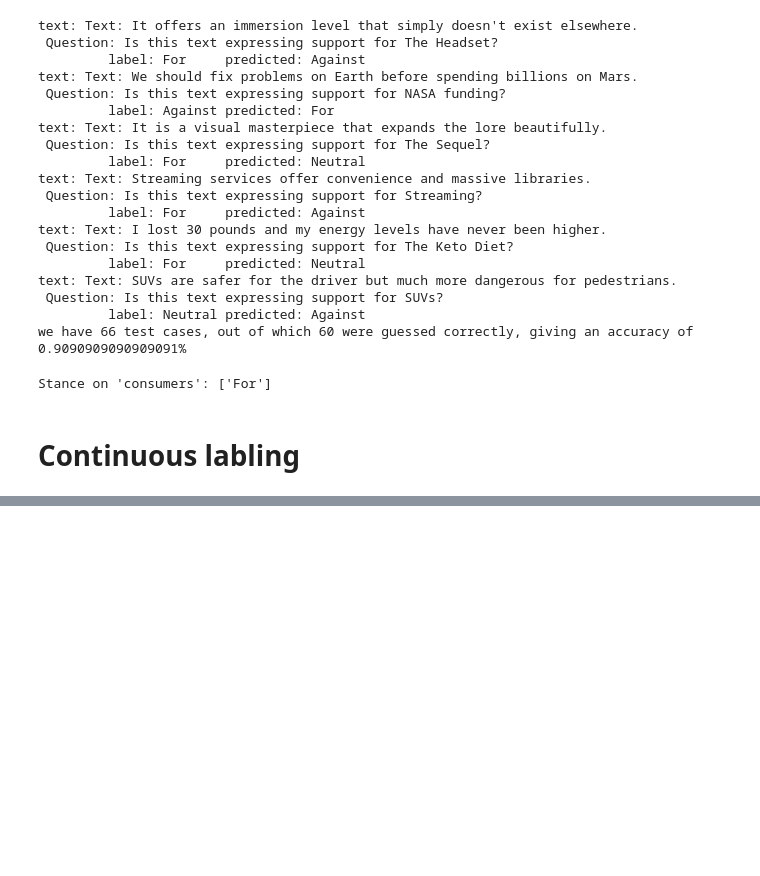
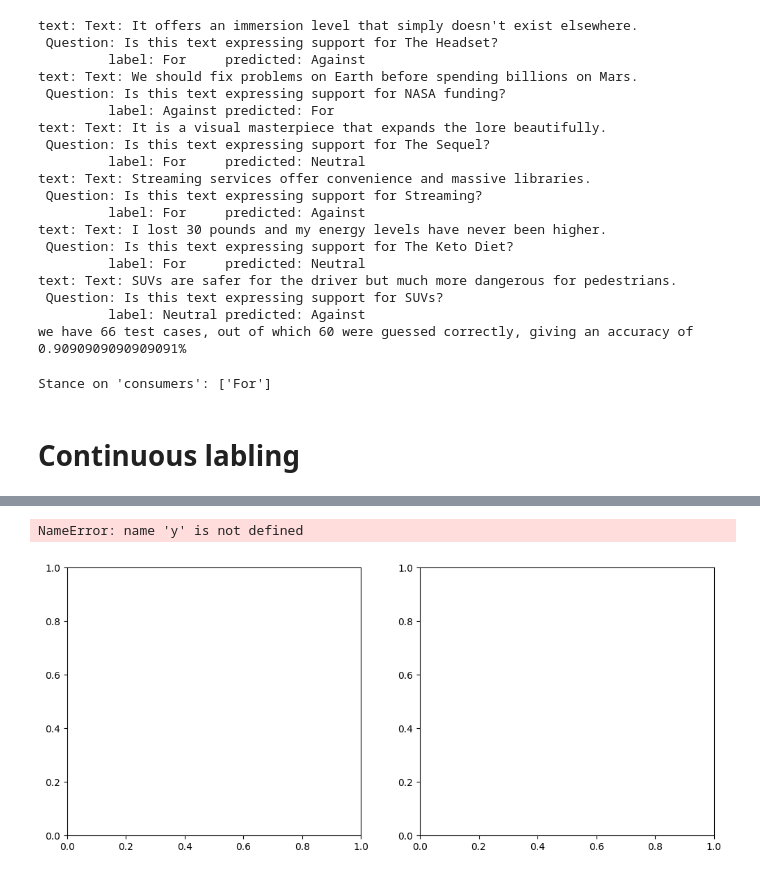
Before and after one commit to honua-dmg/PERSONAL_NEWS, a Jupyter notebook: SentimentAnalysis/stance_detection.ipynb, the cells around one changed output, grey strips where cells are left out. Saved outputs shown, nothing was run; the diff lists cells and outputs as text; code cells hidden in the pictures; blank space fills up the shorter version.

```diff
--- a/SentimentAnalysis/stance_detection.ipynb
+++ b/SentimentAnalysis/stance_detection.ipynb
@@ -974,0 +997,3 @@ Stance on 'consumers': ['For']
+# %%
+initial_embeddings = base_model.encode(raw_data)
+len(initial_embeddings)
@@ -974,0 +1042,2 @@ Stance on 'consumers': ['For']
+# %%
+post_training_embeddings = model.model_body.encode(raw_data)
@@ -974,0 +1052,17 @@ Stance on 'consumers': ['For']
+# %%
+
+import umap
+import matplotlib.pyplot as plt
+
+reducer = umap.UMAP(
+    n_neighbors=15,
+    min_dist=0.1,
+    metric="cosine",
+    random_state=42
+)
+
+X_base_2d   = reducer.fit_transform(initial_embeddings)
+X_setfit_2d = reducer.fit_transform(post_training_embeddings)
+# %%
+y = [x['label'] for x in raw_data]
+y = [-1 if x =='Against' else 0 if x =='Neutral' else 1 for x in y]
@@ -974,0 +1096,22 @@ Stance on 'consumers': ['For']
+# %%
+fig, axes = plt.subplots(1, 2, figsize=(12, 5))
+
+for label, color in [(-1, "red"), (0, "gray"), (1, "green")]:
+    axes[0].scatter(
+        X_base_2d[y == label, 0],
+        X_base_2d[y == label, 1],
+        c=color, label=str(label), alpha=0.6
+    )
+    axes[1].scatter(
+        X_setfit_2d[y == label, 0],
+        X_setfit_2d[y == label, 1],
+        c=color, label=str(label), alpha=0.6
+    )
+
+axes[0].set_title("Before SetFit")
+axes[1].set_title("After SetFit")
+plt.legend()
+plt.show()
+# %% [output]
+NameError: name 'y' is not defined
+[figure, added]
```
Also changed, not shown: parts of 12 cells of this notebook, 3 other files.
